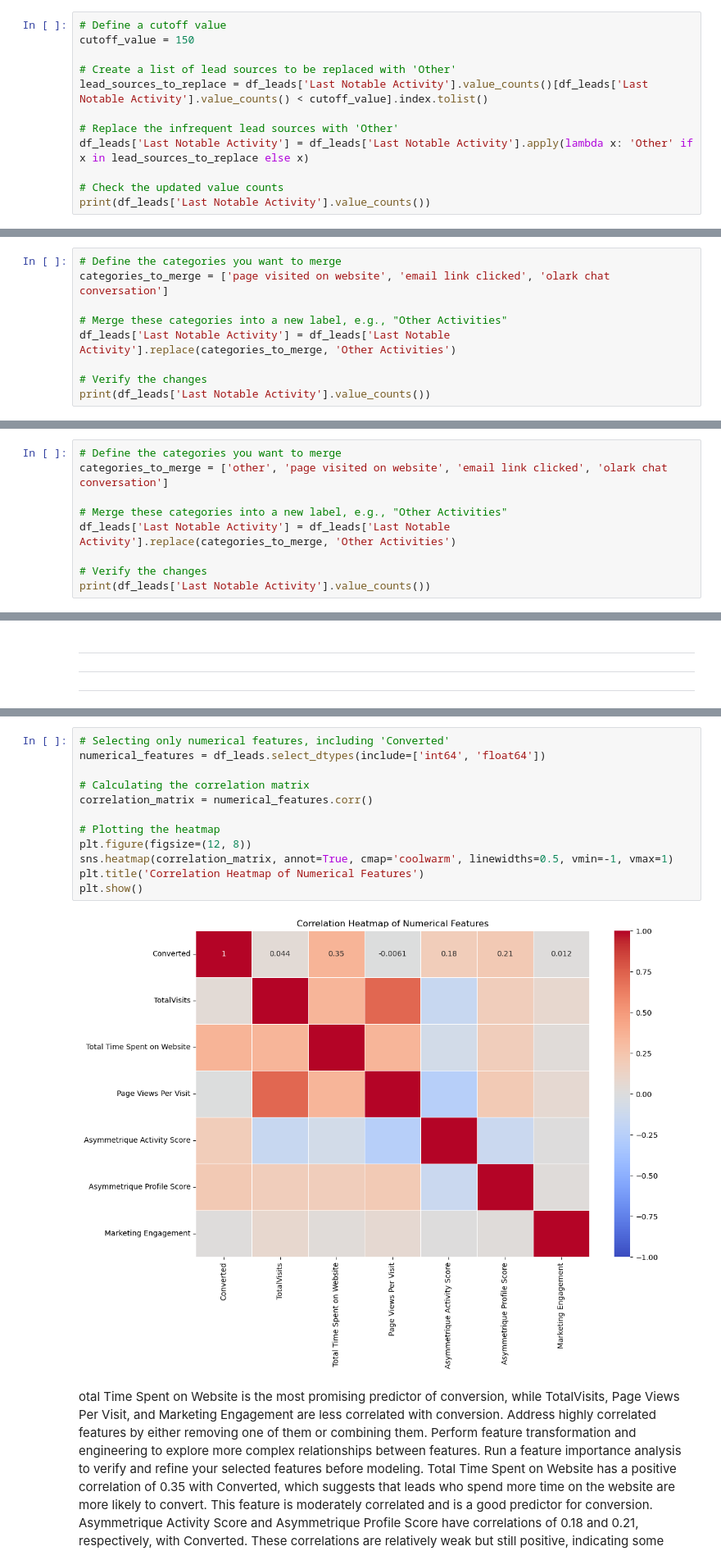
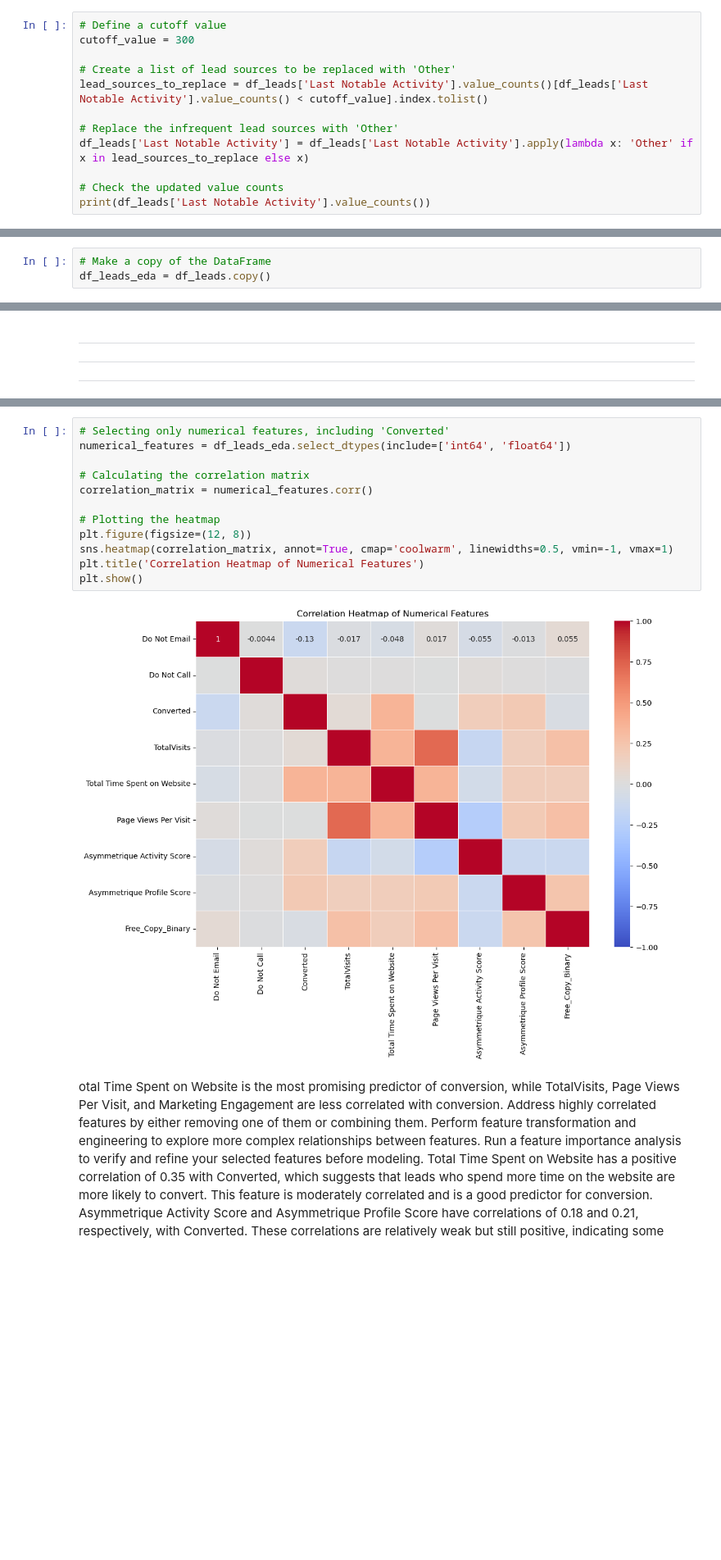
Before and after one commit to yuledez/Project_4_lead_scoring, a Jupyter notebook: lead_scoring_project4_YL.ipynb, the cells around one changed output, grey strips where cells are left out. Shown at 82% size. Saved outputs shown, nothing was run; the diff lists cells and outputs as text; blank space fills up the shorter version.

```diff
--- a/lead_scoring_project4_YL.ipynb
+++ b/lead_scoring_project4_YL.ipynb
@@ -1899,6 +1795,6 @@ Name: count, dtype: int64
 # %%
 # Define a cutoff value
-cutoff_value = 150
+cutoff_value = 300
 
 # Create a list of lead sources to be replaced with 'Other'
 lead_sources_to_replace = df_leads['Last Notable Activity'].value_counts()[df_leads['Last Notable Activity'].value_counts() < cutoff_value].index.tolist()
@@ -1930,9 +1813,0 @@ plt.show()
-# %%
-# Define the categories you want to merge
-categories_to_merge = ['page visited on website', 'email link clicked', 'olark chat conversation']
-
-# Merge these categories into a new label, e.g., "Other Activities"
-df_leads['Last Notable Activity'] = df_leads['Last Notable Activity'].replace(categories_to_merge, 'Other Activities')
-
-# Verify the changes
-print(df_leads['Last Notable Activity'].value_counts())
@@ -1947,9 +1813,0 @@ Name: count, dtype: int64
-# %%
-# Define the categories you want to merge
-categories_to_merge = ['other', 'page visited on website', 'email link clicked', 'olark chat conversation']
-
-# Merge these categories into a new label, e.g., "Other Activities"
-df_leads['Last Notable Activity'] = df_leads['Last Notable Activity'].replace(categories_to_merge, 'Other Activities')
-
-# Verify the changes
-print(df_leads['Last Notable Activity'].value_counts())
@@ -1977,2 +1828,5 @@ plt.show()
+# %%
+# Make a copy of the DataFrame
+df_leads_eda = df_leads.copy()
 # %%
 #checking total rows and cols in dataset
@@ -2007,17 +1868,17 @@ memory usage: 2.0+ MB
 # %%
 # Selecting only numerical features, including 'Converted'
-numerical_features = df_leads.select_dtypes(include=['int64', 'float64'])
+numerical_features = df_leads_eda.select_dtypes(include=['int64', 'float64'])
 
 # Calculating the correlation matrix
 correlation_matrix = numerical_features.corr()
 
 # Plotting the heatmap
 plt.figure(figsize=(12, 8))
 sns.heatmap(correlation_matrix, annot=True, cmap='coolwarm', linewidths=0.5, vmin=-1, vmax=1)
 plt.title('Correlation Heatmap of Numerical Features')
 plt.show()
 # %% [output]
-[figure, old version]
+[figure, new version]
 # %% [markdown]
 otal Time Spent on Website is the most promising predictor of conversion, while TotalVisits, Page Views Per Visit, and Marketing Engagement are less correlated with conversion.
 Address highly correlated features by either removing one of them or combining them.
```
Also changed, not shown: parts of 170 cells of this notebook.
